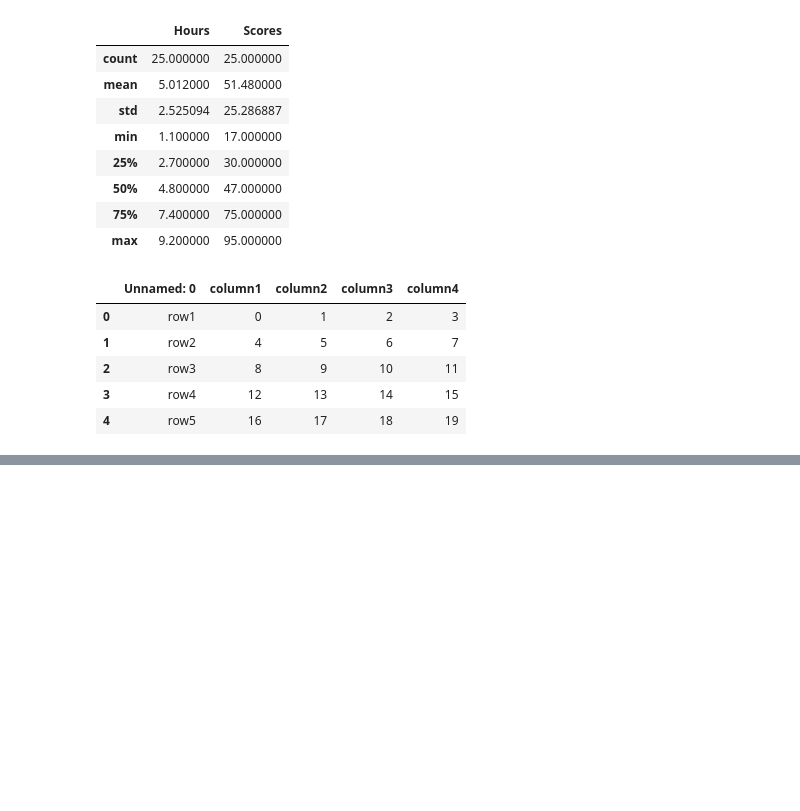
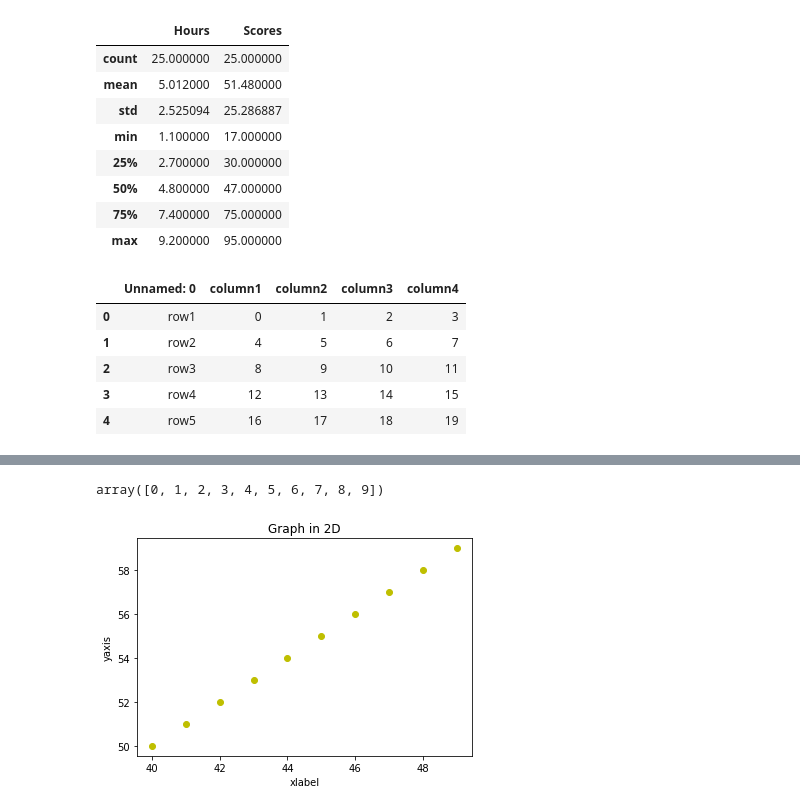
Before and after one commit to classicemmaeasy/PYTHON-FOR-DATA-SCIENCE-PRACTICE, a Jupyter notebook: emmapract.ipynb, the cells around one changed output, grey strips where cells are left out. Cells and saved outputs as stored; diff of their text form; code cells hidden in the pictures; blank space fills up the shorter version.

```diff
--- a/emmapract.ipynb
+++ b/emmapract.ipynb
@@ -703,0 +889,17 @@ test_df.head()
+# %%
+x=np.arange(0,10)
+y=np.arange(11,21)
+x
+# %% [output]
+array([0, 1, 2, 3, 4, 5, 6, 7, 8, 9])
+# %%
+x=np.arange(40,50)
+y=np.arange(50,60)
+# %%
+plt.scatter(x,y,c='y')
+plt.xlabel('xlabel')
+plt.title('Graph in 2D')
+plt.ylabel('yaxis')
+plt.savefig('save.jpg')
+# %% [output]
+[figure, added]
```
Also changed, not shown: parts of 215 cells of this notebook, 2 other files.
